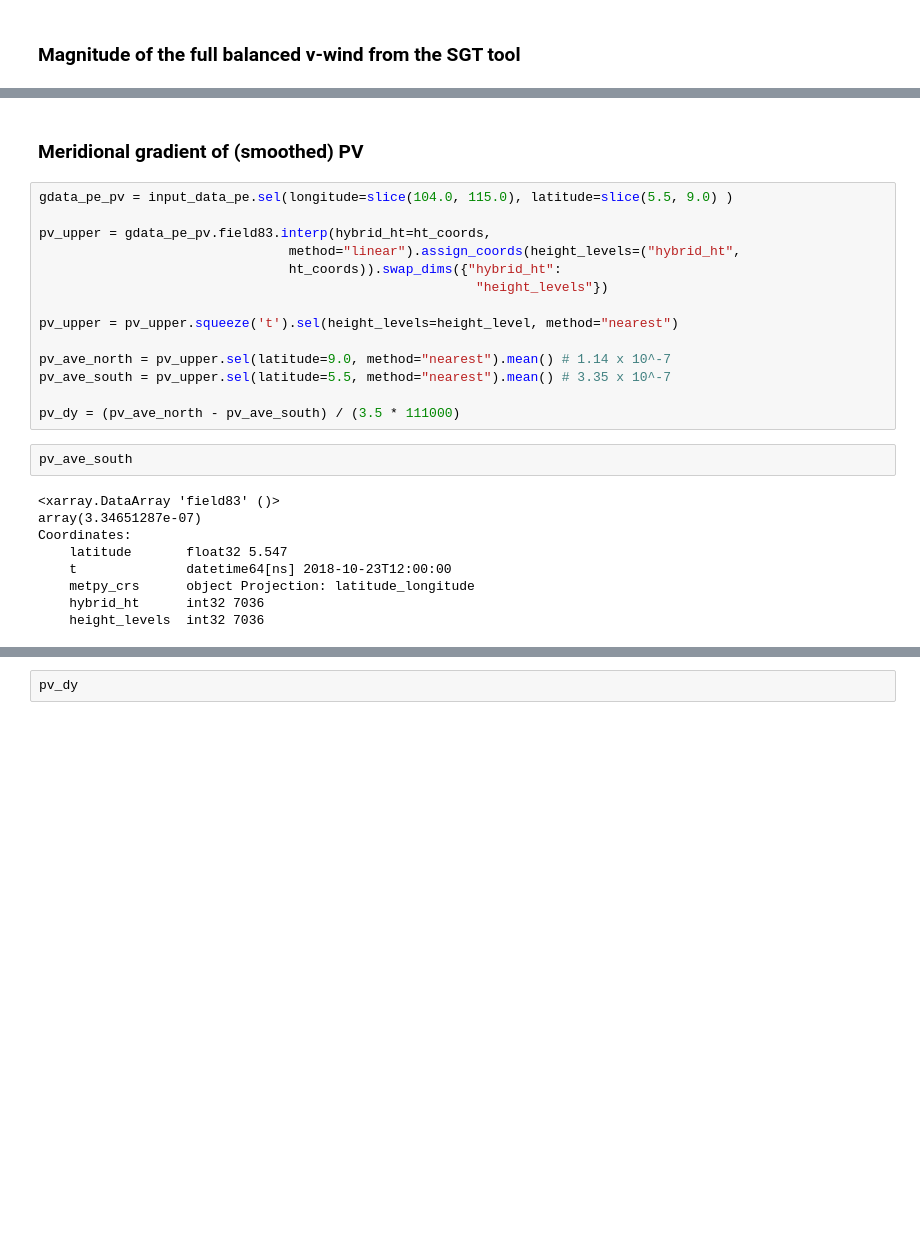
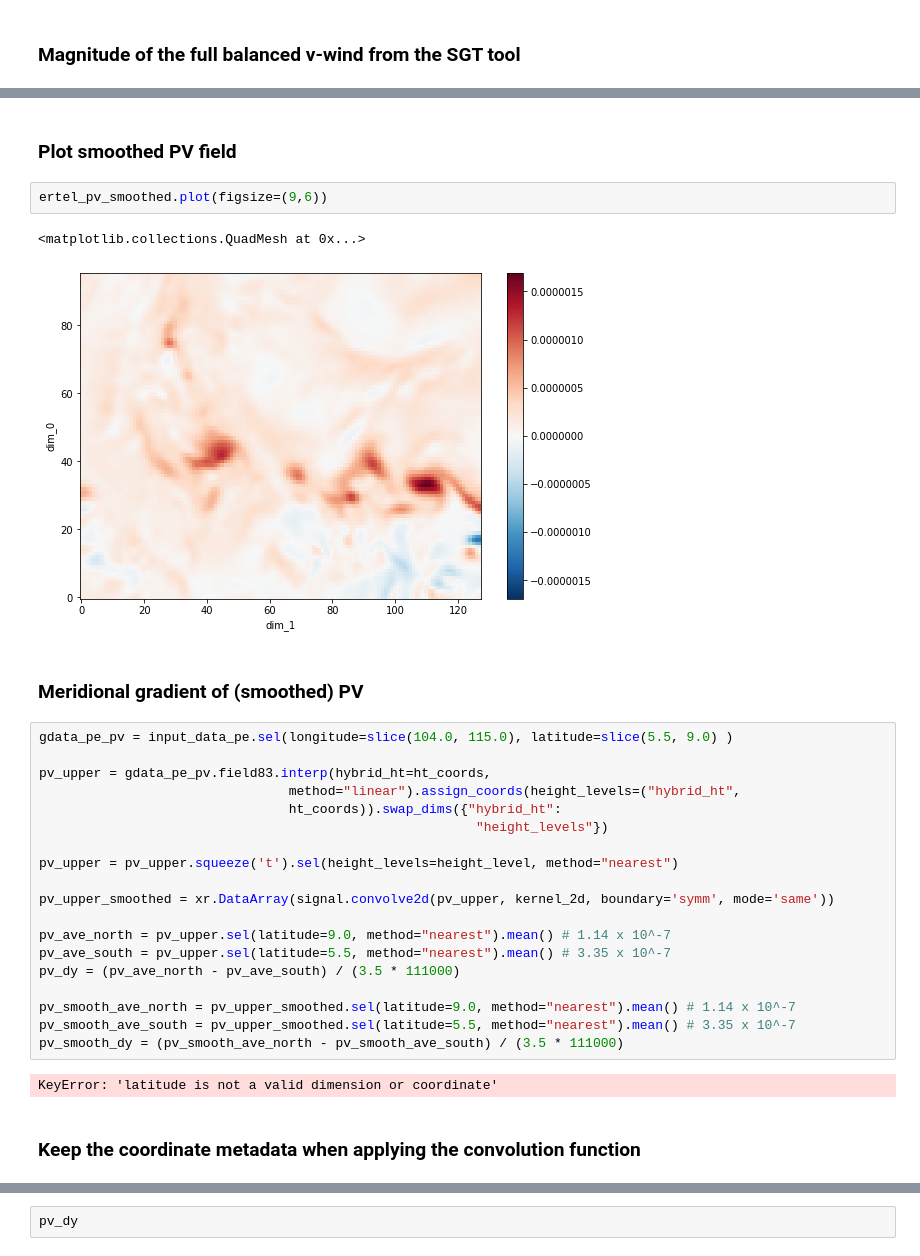
Before and after one commit to shardywx/borneo_vortex, a Jupyter notebook: borneo_vortex_drw_phase_speed_sg.ipynb, the cells around one changed output, grey strips where cells are left out. Drawn from its saved outputs; the diff is of its cells as text; blank space fills up the shorter version.

```diff
--- a/borneo_vortex_drw_phase_speed_sg.ipynb
+++ b/borneo_vortex_drw_phase_speed_sg.ipynb
@@ -236,3 +243,10 @@ Coordinates:
+# %% [markdown]
+### Plot smoothed PV field
+# %%
+ertel_pv_smoothed.plot(figsize=(9,6))
+# %% [output]
+<matplotlib.collections.QuadMesh at 0x...>
+[figure, added]
 # %% [markdown]
 ### Meridional gradient of (smoothed) PV
 # %%
@@ -245,18 +259,16 @@ pv_upper = gdata_pe_pv.field83.interp(hybrid_ht=ht_coords,
 
 pv_upper = pv_upper.squeeze('t').sel(height_levels=height_level, method="nearest")
 
+pv_upper_smoothed = xr.DataArray(signal.convolve2d(pv_upper, kernel_2d, boundary='symm', mode='same'))
+
 pv_ave_north = pv_upper.sel(latitude=9.0, method="nearest").mean() # 1.14 x 10^-7
 pv_ave_south = pv_upper.sel(latitude=5.5, method="nearest").mean() # 3.35 x 10^-7
+pv_dy = (pv_ave_north - pv_ave_south) / (3.5 * 111000)
 
-pv_dy = (pv_ave_north - pv_ave_south) / (3.5 * 111000)
+pv_smooth_ave_north = pv_upper_smoothed.sel(latitude=9.0, method="nearest").mean() # 1.14 x 10^-7
+pv_smooth_ave_south = pv_upper_smoothed.sel(latitude=5.5, method="nearest").mean() # 3.35 x 10^-7
+pv_smooth_dy = (pv_smooth_ave_north - pv_smooth_ave_south) / (3.5 * 111000)
+# %% [output]
+KeyError: 'latitude is not a valid dimension or coordinate'
-# %%
-pv_ave_south
-# %% [output]
-<xarray.DataArray 'field83' ()>
-array(3.34651287e-07)
-Coordinates:
-    latitude       float32 5.547
-    t              datetime64[ns] 2018-10-23T12:00:00
-    metpy_crs      object Projection: latitude_longitude
-    hybrid_ht      int32 7036
-    height_levels  int32 7036
+# %% [markdown]
+### Keep the coordinate metadata when applying the convolution function
```
Also changed, not shown: parts of 8 cells of this notebook, 3 other files.
